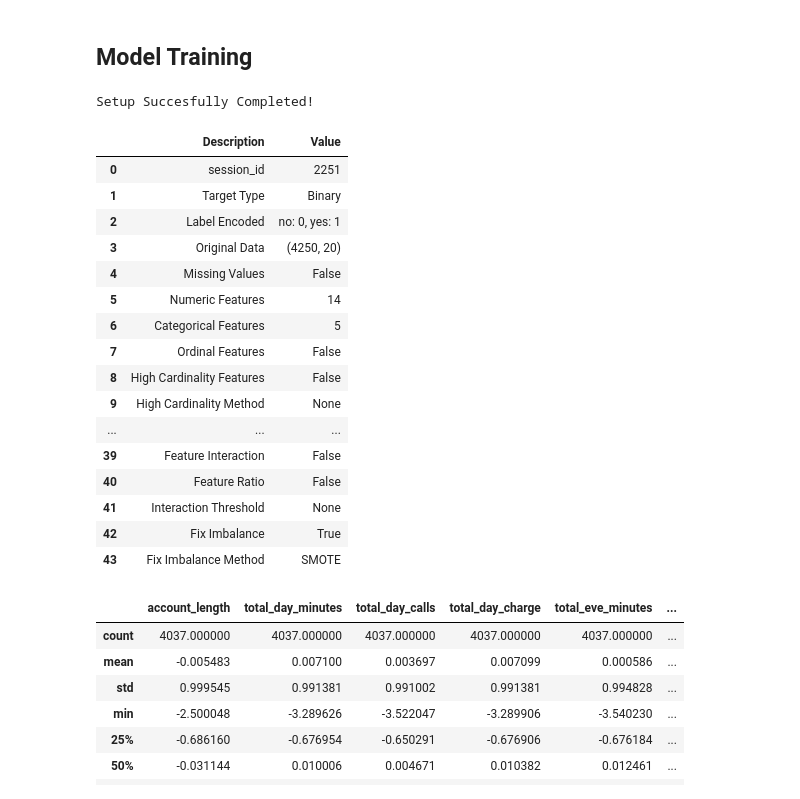
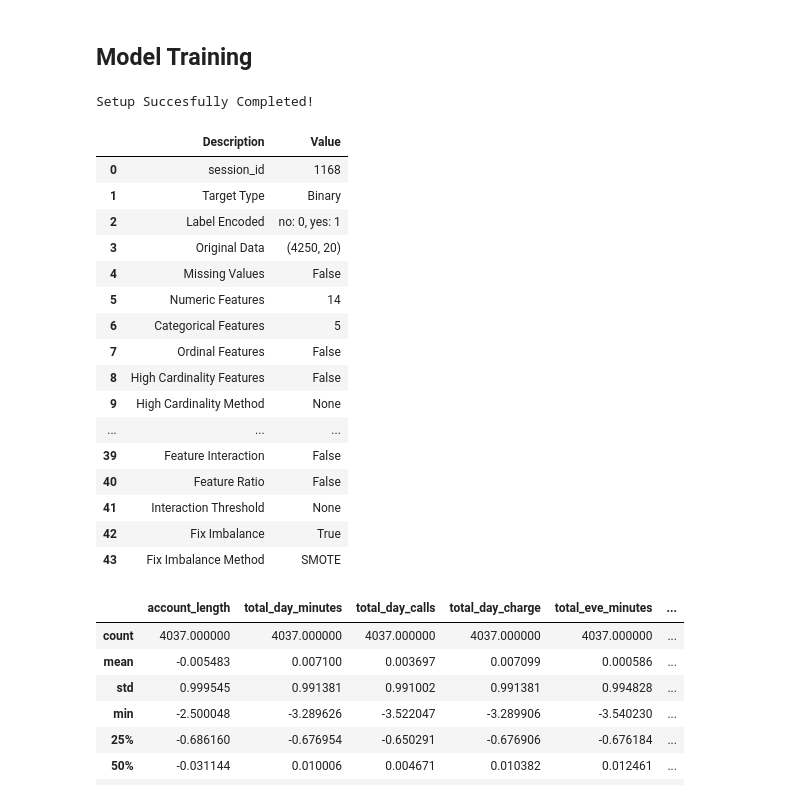
Before and after one commit to amine-akrout/churn-prediction-web-app, a Jupyter notebook: model_tarin.ipynb, the cells around one changed output. Drawn from its saved outputs; the diff is of its cells as text; code cells hidden in the pictures.

```diff
--- a/model_tarin.ipynb
+++ b/model_tarin.ipynb
@@ -142,20 +142,18 @@ Add some comments !!!!!!!!
 # %%
 from pycaret.classification import *
 setting_up = setup(data = train, target = 'churn',
                    fix_imbalance = True,
-                  numeric_imputation = "median",
-                  categorical_imputation = "mode",
                    remove_outliers = True,
                    ignore_low_variance = True,
                    normalize = True,
                    train_size = 0.9,
                    log_experiment = True,
                    experiment_name = 'churn_smote'
                   )
 # %% [output]
 Setup Succesfully Completed!
 |  | Description | Value |
-| 0 | session_id | 2251 |
+| 0 | session_id | 1168 |
 | 1 | Target Type | Binary |
 | 2 | Label Encoded | no: 0, yes: 1 |
 | 3 | Original Data | (4250, 20) |
```
Also changed, not shown: parts of 15 cells of this notebook, 2 other files.
